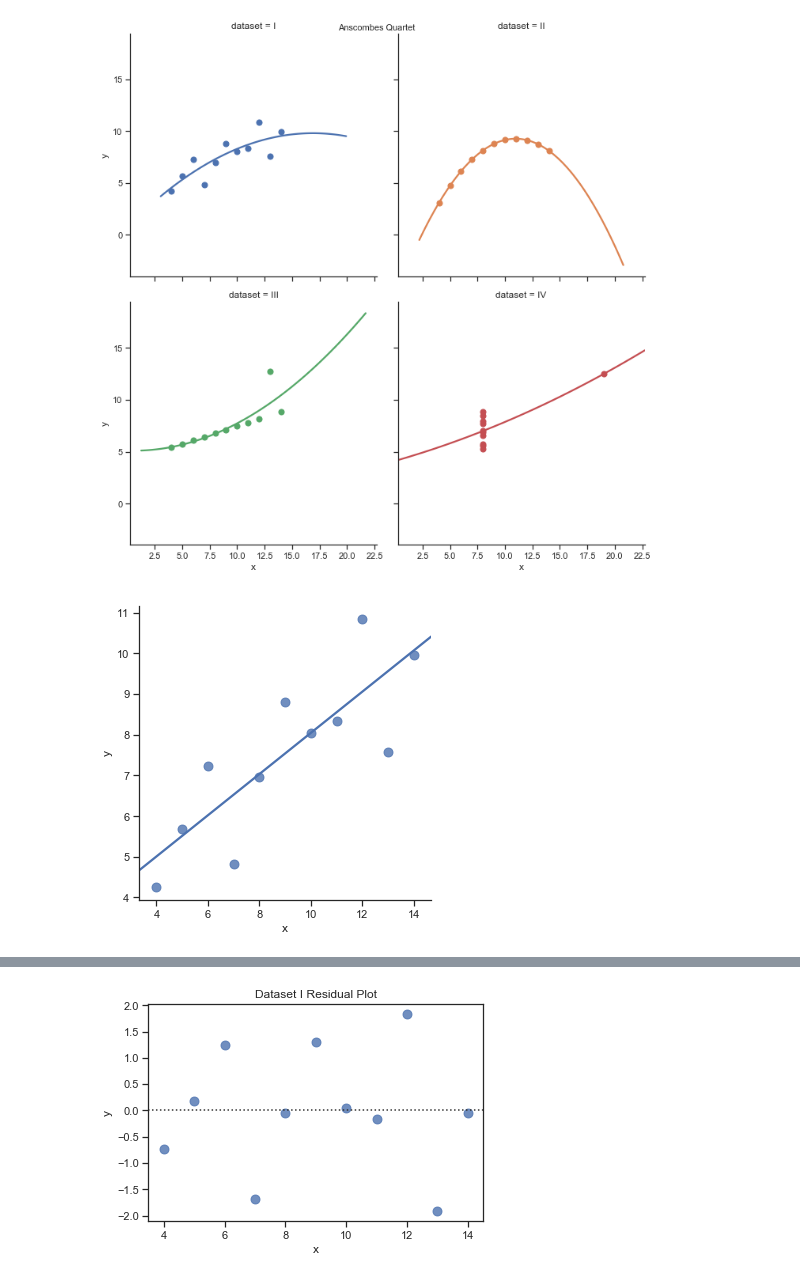
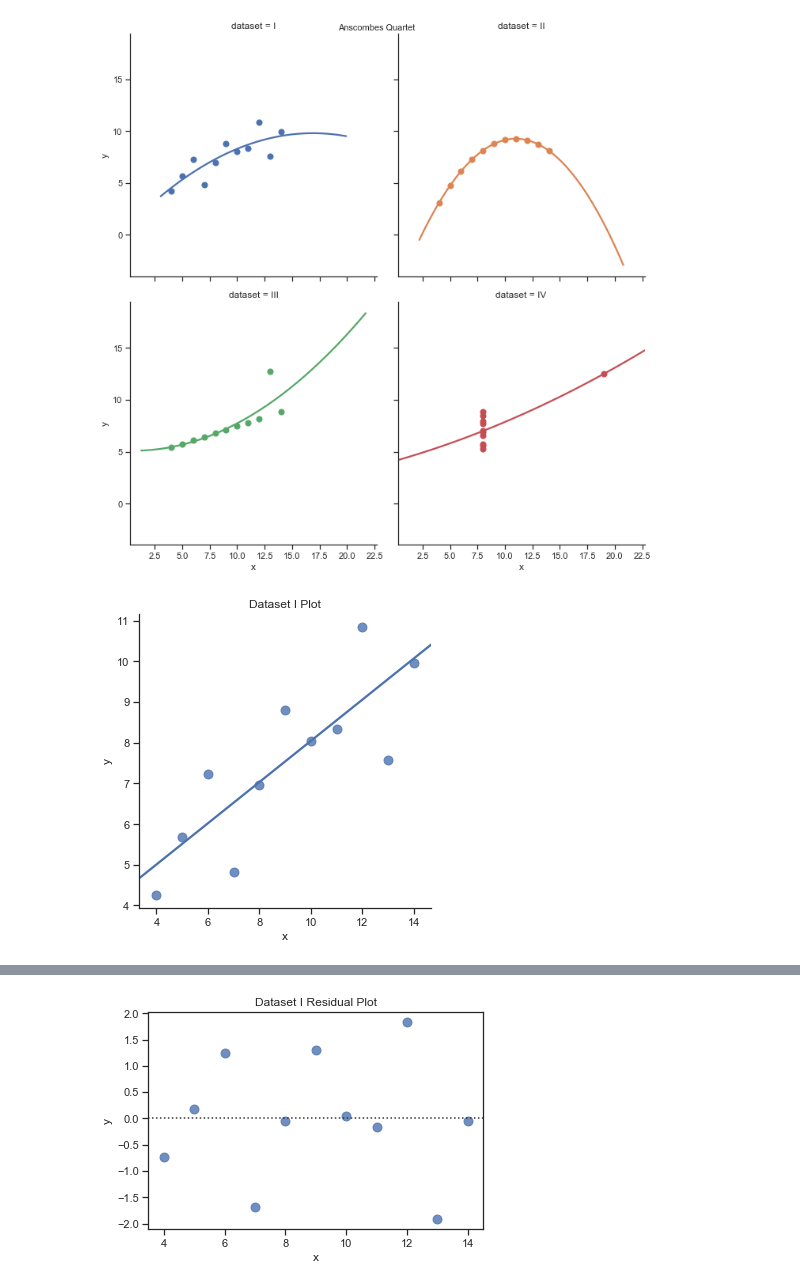
Before and after one commit to andreroche/anscombe-quartet, a Jupyter notebook: anscombe-quartet.ipynb, the cells around one changed output, grey strips where cells are left out. Saved outputs shown, nothing was run; the diff lists cells and outputs as text; code cells hidden in the pictures.

```diff
--- a/anscombe-quartet.ipynb
+++ b/anscombe-quartet.ipynb
@@ -69,11 +69,11 @@ plt.show()
 # %%
 sns.lmplot(x="x", y="y", data=df.query("dataset == 'I'"),
 robust=True, ci=None, scatter_kws={"s": 80});
 
-plt.title("Dataset I Residual Plot")
+plt.title("Dataset I Plot")
 plt.show()
 # %% [output]
-[figure, old version]
+[figure, new version]
 # %%
 sns.lmplot(x="x", y="y", data=df.query("dataset == 'II'"),
 robust=True, ci=None, scatter_kws={"s": 80});
```
Also changed, not shown: parts of 3 cells of this notebook.
